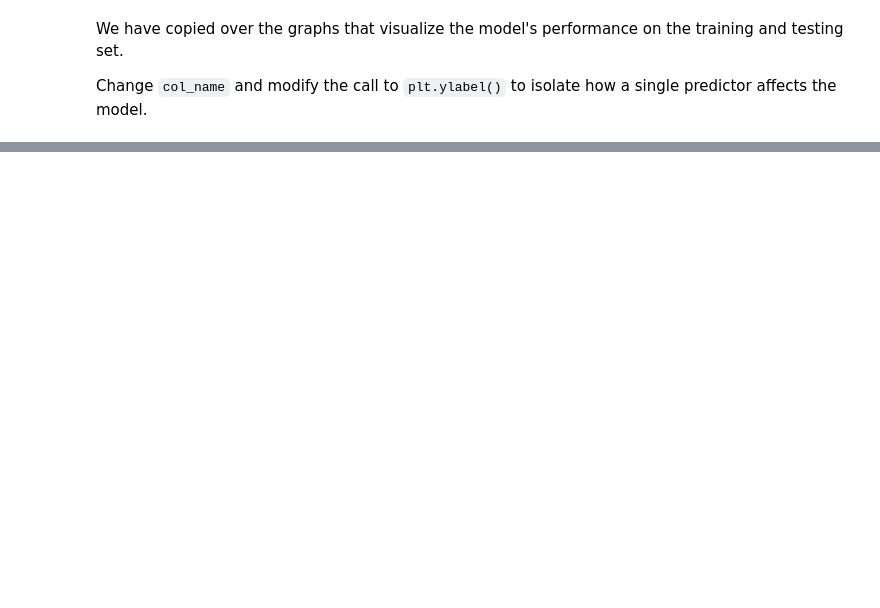
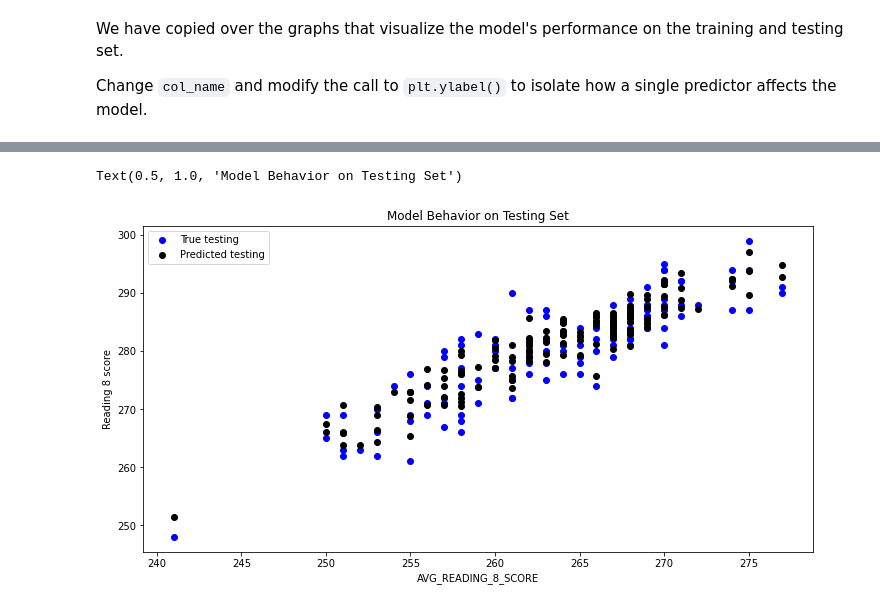
Before and after one commit to Ruohan0413/MDST-Tutorial, a Jupyter notebook: tutorial1/checkpoint1.ipynb, the cells around one changed output, grey strips where cells are left out. Saved outputs shown, nothing was run; the diff lists cells and outputs as text; code cells hidden in the pictures; blank space fills up the shorter version.

```diff
--- a/tutorial1/checkpoint1.ipynb
+++ b/tutorial1/checkpoint1.ipynb
@@ -218,15 +246,18 @@ Change `col_name` and modify the call to `plt.ylabel()` to isolate how a single
 # %%
 # @@@ 14
 
 
-# col_name = 'COLUMN NAME OF ONE PREDICTOR"
+col_name = 'AVG_READING_8_SCORE'
 
 
-# f = plt.figure(figsize=(12,6))
-# plt.scatter(X_test[col_name], y_test, color = "blue")
-# plt.scatter(X_test[col_name], model.predict(X_test), color = "black")
+f = plt.figure(figsize=(12,6))
+plt.scatter(X_test[col_name], y_test, color = "blue")
+plt.scatter(X_test[col_name], model.predict(X_test), color = "black")
 
-# plt.legend(['True testing','Predicted testing'])
-# plt.xlabel(col_name)
-# plt.ylabel('NAME OF THE PREDICTOR')
-# plt.title("Model Behavior on Testing Set")
+plt.legend(['True testing','Predicted testing'])
+plt.xlabel(col_name)
+plt.ylabel('Reading 8 score')
+plt.title("Model Behavior on Testing Set")
+# %% [output]
+Text(0.5, 1.0, 'Model Behavior on Testing Set')
+[figure, added]
```
Also changed, not shown: parts of 13 cells of this notebook.
